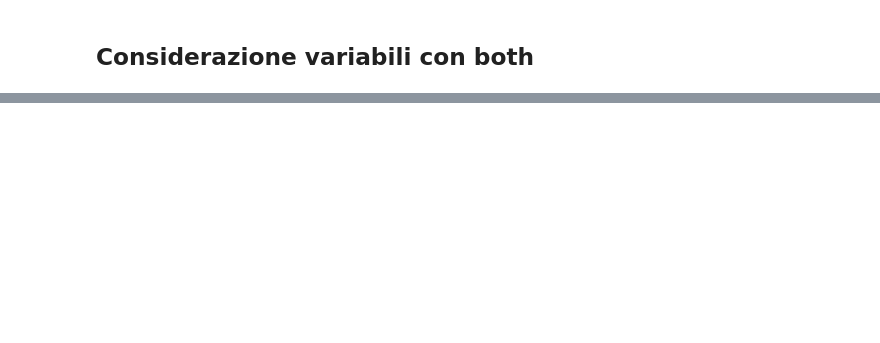
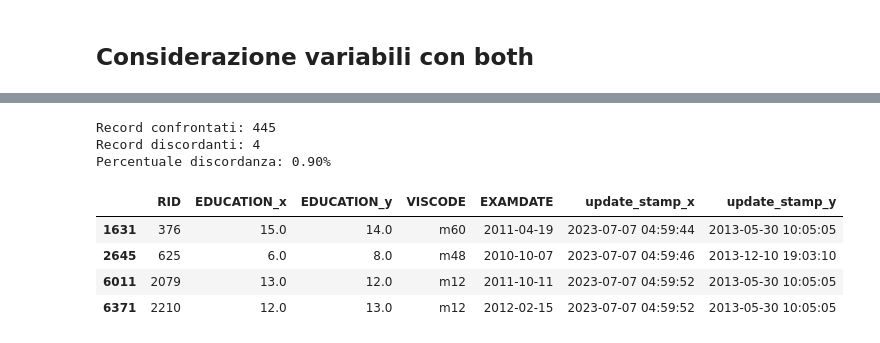
Before and after one commit to RossanaFacchin/DataCleaning, a Jupyter notebook: merge_pipeline.ipynb, the cells around one changed output, grey strips where cells are left out. Drawn from its saved outputs; the diff is of its cells as text; code cells hidden in the pictures; blank space fills up the shorter version.

```diff
--- a/merge_pipeline.ipynb
+++ b/merge_pipeline.ipynb
@@ -275,8 +517,18 @@ def confronta_colonne_merge(df, col_x, col_y, merge_col="_merge"):
 
     return discordanti
 # %%
-discordanti_marry = confronta_colonne_merge(merged,"MARRY_x","MARRY_y")
+discordanti_marry = confronta_colonne_merge(merged,"EDUCATION_x","EDUCATION_y")
+# %% [output]
+Record confrontati: 445
+Record discordanti: 4
+Percentuale discordanza: 0.90%
 # %%
-display_cols = ["RID", 'MARRY_x', 'MARRY_y',"VISCODE", "EXAMDATE", "update_stamp_x", "update_stamp_y"]
+display_cols = ["RID", 'EDUCATION_x', 'EDUCATION_y',"VISCODE", "EXAMDATE", "update_stamp_x", "update_stamp_y"]
 discordanti_marry[display_cols]
+# %% [output]
+|  | RID | EDUCATION_x | EDUCATION_y | VISCODE | EXAMDATE | update_stamp_x | update_stamp_y |
+| 1631 | 376 | 15.0 | 14.0 | m60 | 2011-04-19 | 2023-07-07 04:59:44 | 2013-05-30 10:05:05 |
+| 2645 | 625 | 6.0 | 8.0 | m48 | 2010-10-07 | 2023-07-07 04:59:46 | 2013-12-10 19:03:10 |
+| 6011 | 2079 | 13.0 | 12.0 | m12 | 2011-10-11 | 2023-07-07 04:59:52 | 2013-05-30 10:05:05 |
+| 6371 | 2210 | 12.0 | 13.0 | m12 | 2012-02-15 | 2023-07-07 04:59:52 | 2013-05-30 10:05:05 |
 # %%
```
Also changed, not shown: parts of 24 cells of this notebook.
